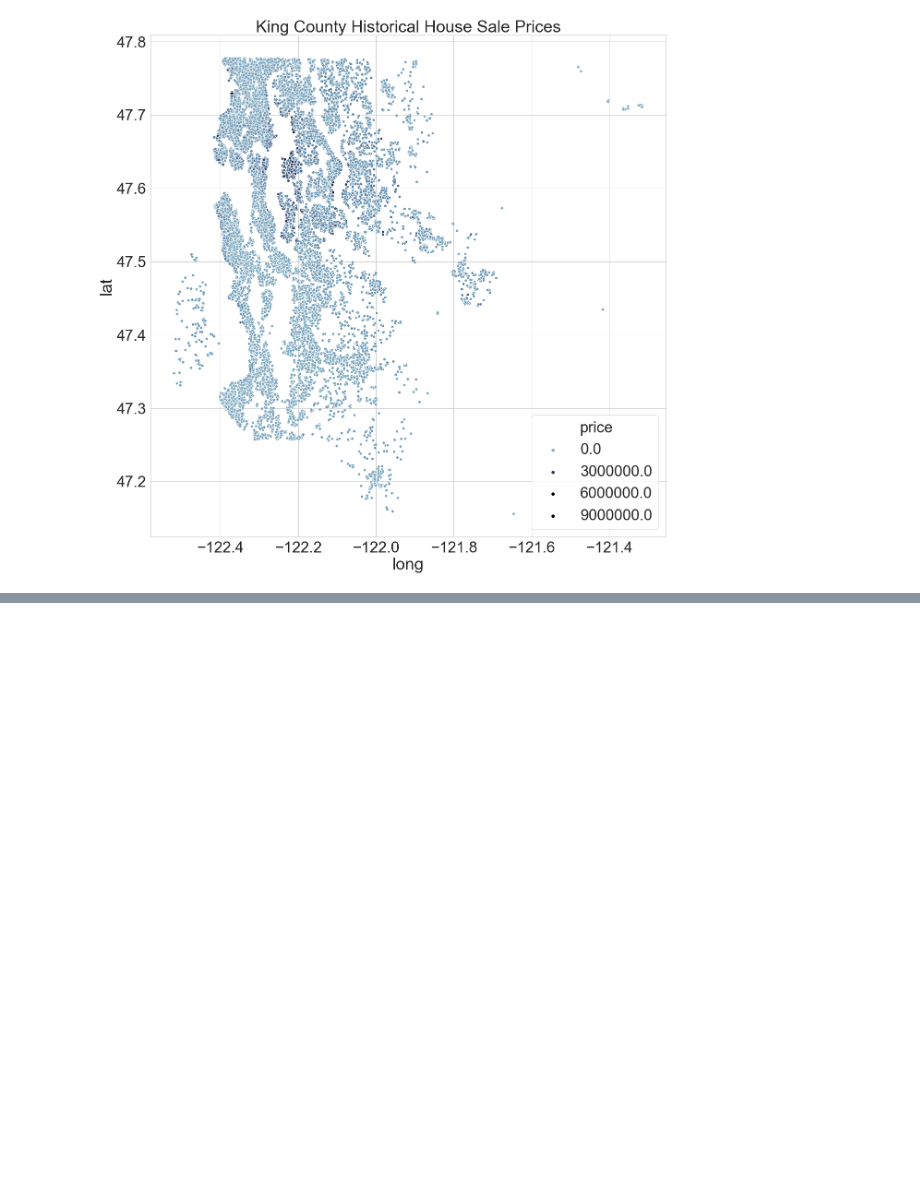
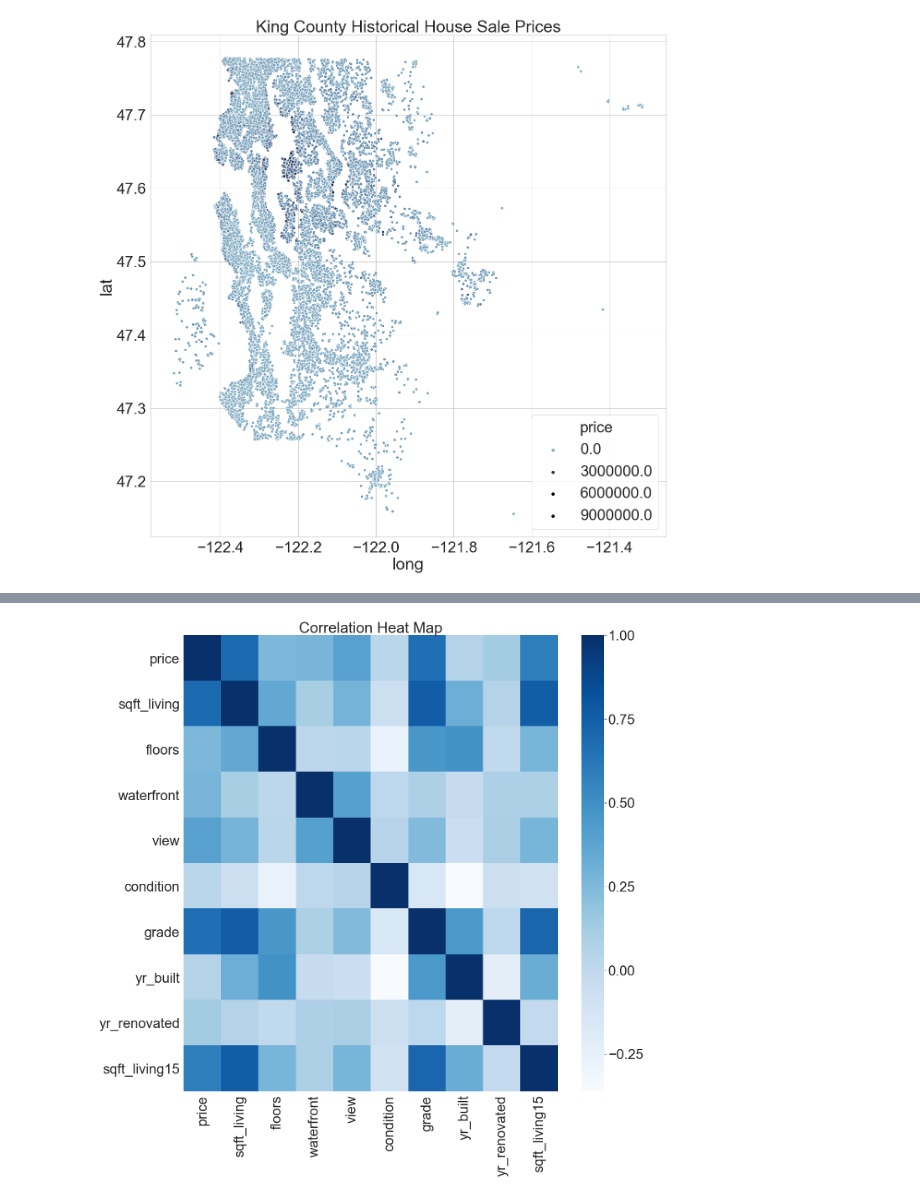
Before and after one commit to JoeDown/King-County-Linear-Regression-Price-Prediction, a Jupyter notebook: Joe-Scratch-Work.ipynb, the cells around one changed output, grey strips where cells are left out. Cells and saved outputs as stored; diff of their text form; code cells hidden in the pictures; blank space fills up the shorter version.

```diff
--- a/Joe-Scratch-Work.ipynb
+++ b/Joe-Scratch-Work.ipynb
@@ -48,3 +56,15 @@ df.shape
+# %%
+sns.set(font_scale = 3, style='darkgrid')
+
+plt.figure(figsize=(20,20))
+
+
+plt.title('Correlation Heat Map')
+df2 = df.drop(['id','date','sqft_basement','bedrooms',
+               'bathrooms','sqft_lot','zipcode','long','lat','sqft_lot15', 'sqft_above'], axis=1)
+ax = sns.heatmap(df2.corr(), cmap="Blues")
+# %% [output]
+[figure, added]
 # %%
 sqft_basement = df.groupby(df.sqft_basement)['sqft_basement'].value_counts()
 # %%
```
Also changed, not shown: parts of 3 cells of this notebook.
